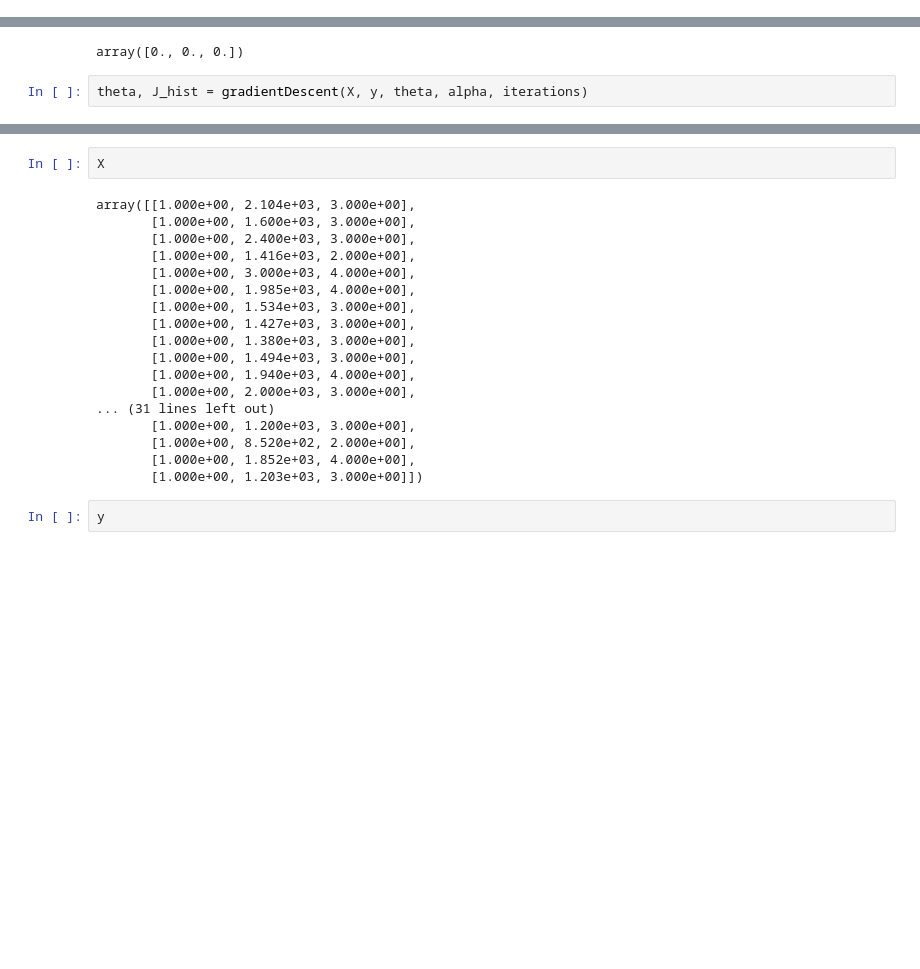
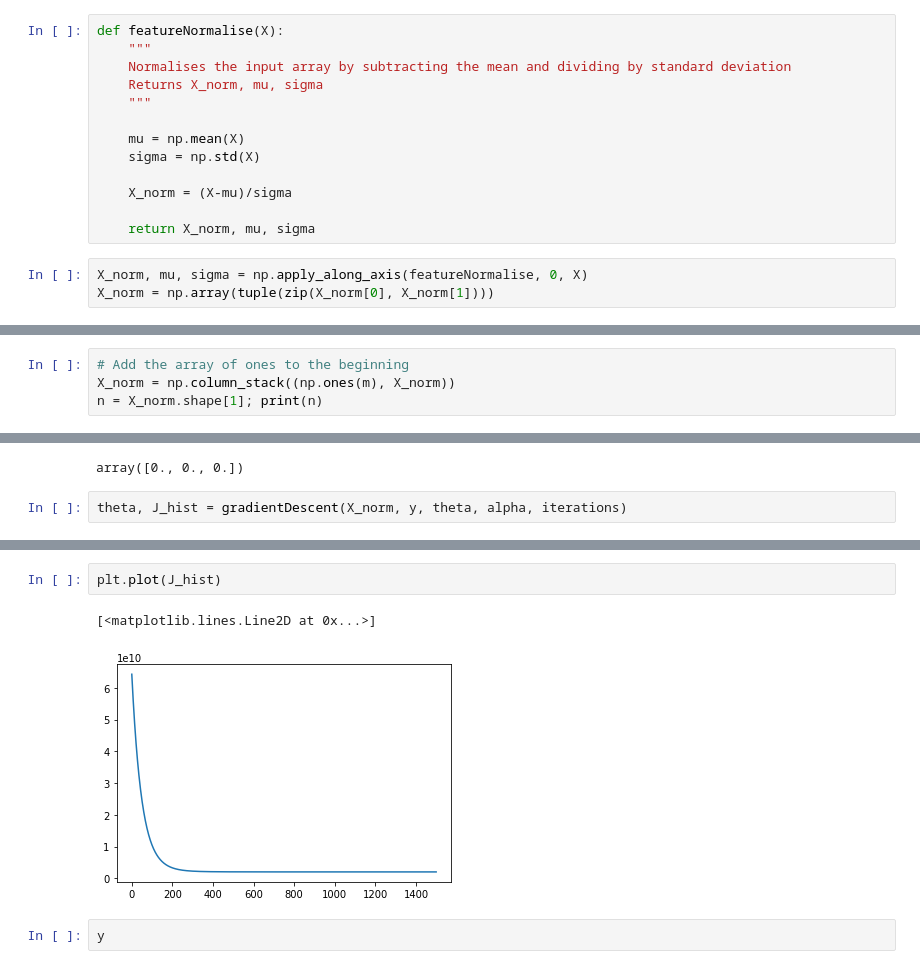
Before and after one commit to jcbaker1/Coursera, a Jupyter notebook: ML/machine-learning-ex1/ex1_python/ex1.ipynb, the cells around one changed output, grey strips where cells are left out. Saved outputs shown, nothing was run; the diff lists cells and outputs as text; blank space fills up the shorter version.

```diff
--- a/ML/machine-learning-ex1/ex1_python/ex1.ipynb
+++ b/ML/machine-learning-ex1/ex1_python/ex1.ipynb
@@ -186,0 +185,16 @@ n = len(X[0]); print(n)
+# %%
+def featureNormalise(X):
+    """
+    Normalises the input array by subtracting the mean and dividing by standard deviation
+    Returns X_norm, mu, sigma
+    """
+
+    mu = np.mean(X)
+    sigma = np.std(X)
+
+    X_norm = (X-mu)/sigma
+
+    return X_norm, mu, sigma
+# %%
+X_norm, mu, sigma = np.apply_along_axis(featureNormalise, 0, X)
+X_norm = np.array(tuple(zip(X_norm[0], X_norm[1])))
@@ -186,0 +211,4 @@ n = len(X[0]); print(n)
+# %%
+# Add the array of ones to the beginning
+X_norm = np.column_stack((np.ones(m), X_norm))
+n = X_norm.shape[1]; print(n)
@@ -196,7 +223,7 @@ theta
 # %% [output]
 array([0., 0., 0.])
 # %%
-theta, J_hist = gradientDescent(X, y, theta, alpha, iterations)
+theta, J_hist = gradientDescent(X_norm, y, theta, alpha, iterations)
 # %%
 theta
 # %% [output]
@@ -204,23 +231,8 @@ array([0., 0., 0.])
-# %%
-X
-# %% [output]
-array([[1.000e+00, 2.104e+03, 3.000e+00],
-       [1.000e+00, 1.600e+03, 3.000e+00],
-       [1.000e+00, 2.400e+03, 3.000e+00],
-       [1.000e+00, 1.416e+03, 2.000e+00],
-       [1.000e+00, 3.000e+03, 4.000e+00],
-       [1.000e+00, 1.985e+03, 4.000e+00],
-       [1.000e+00, 1.534e+03, 3.000e+00],
-       [1.000e+00, 1.427e+03, 3.000e+00],
-       [1.000e+00, 1.380e+03, 3.000e+00],
-       [1.000e+00, 1.494e+03, 3.000e+00],
-       [1.000e+00, 1.940e+03, 4.000e+00],
-       [1.000e+00, 2.000e+03, 3.000e+00],
-... (31 lines left out)
-       [1.000e+00, 1.200e+03, 3.000e+00],
-       [1.000e+00, 8.520e+02, 2.000e+00],
-       [1.000e+00, 1.852e+03, 4.000e+00],
-       [1.000e+00, 1.203e+03, 3.000e+00]])
+# %%
+plt.plot(J_hist)
+# %% [output]
+[<matplotlib.lines.Line2D at 0x...>]
+[figure, added]
 # %%
 y
 # %% [output]
```
Also changed, not shown: parts of 11 cells of this notebook.
